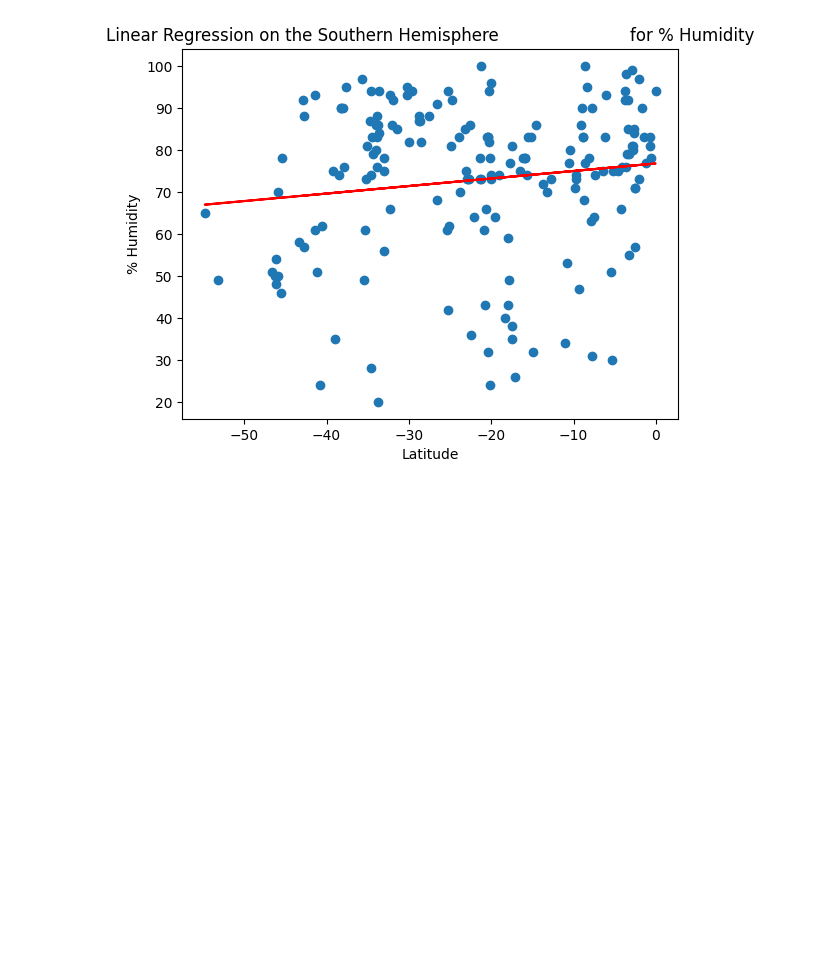
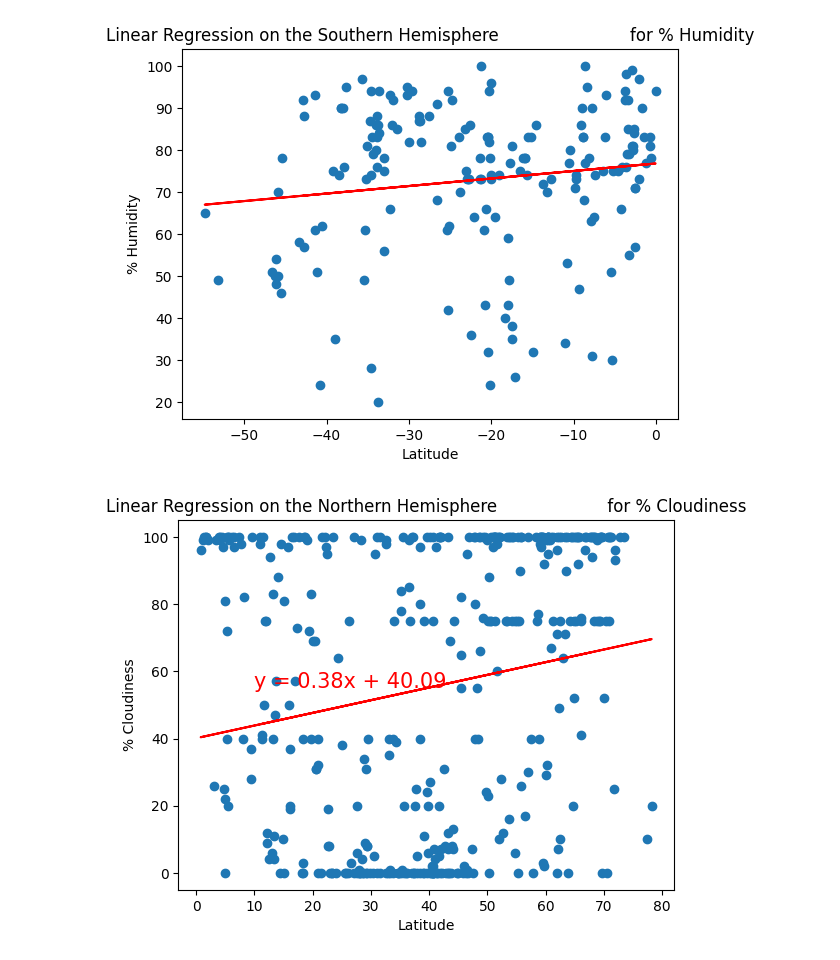
Before and after one commit to marcomireles123/World-Weather-Analysis, a Jupyter notebook: WeatherPy.ipynb, the cells around one changed output. Drawn from its saved outputs; the diff is of its cells as text; code cells hidden in the pictures; blank space fills up the shorter version.

Commit message:
lin reg n. hemi clouds

```diff
--- a/WeatherPy.ipynb
+++ b/WeatherPy.ipynb
@@ -445,3 +445,14 @@ plot_linear_regression(x_values, y_values,
                         for % Humidity', '% Humidity',(-50,15))
 # %% [output]
 [figure]
+# %%
+# Linear regression on the Northern Hemisphere
+x_values = northern_hemi_df["Lat"]
+y_values = northern_hemi_df["Cloudiness"]
+
+# Call the function
+plot_linear_regression(x_values, y_values,
+                   'Linear Regression on the Northern Hemisphere \
+                    for % Cloudiness', '% Cloudiness',(10,55))
+# %% [output]
+[figure, added]
```
